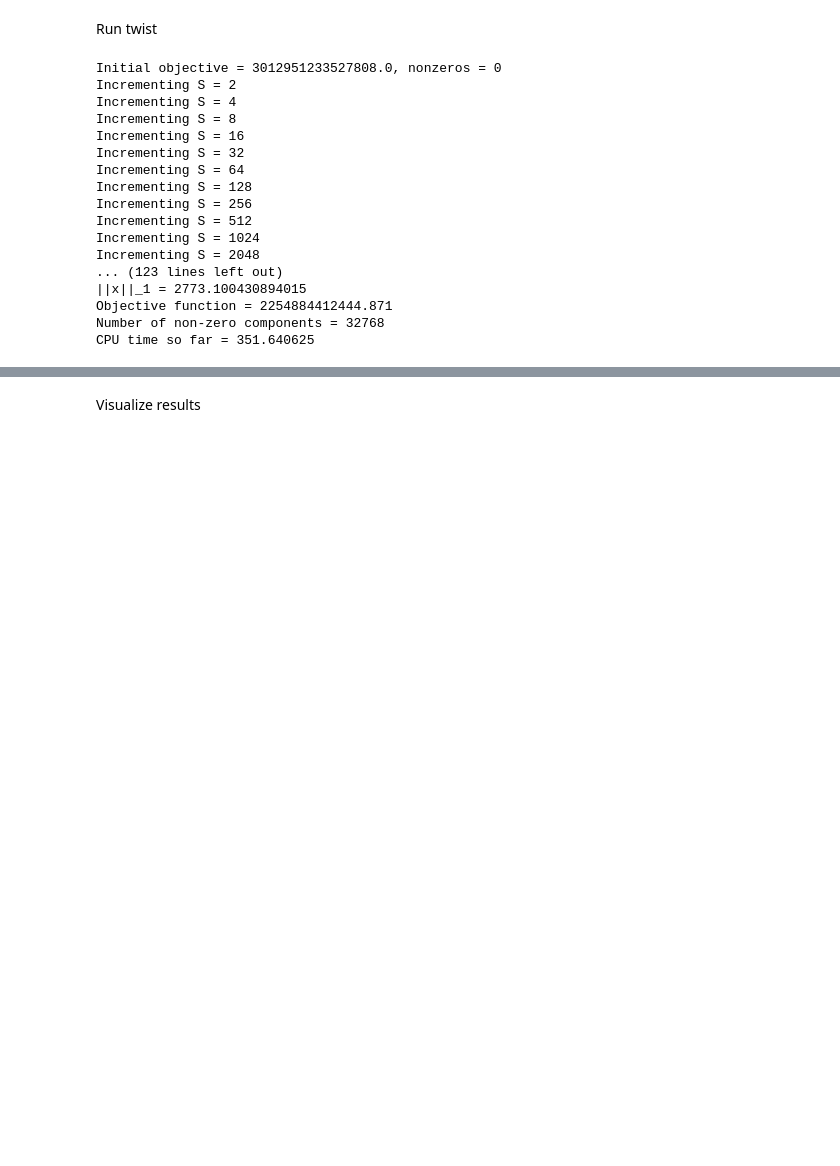
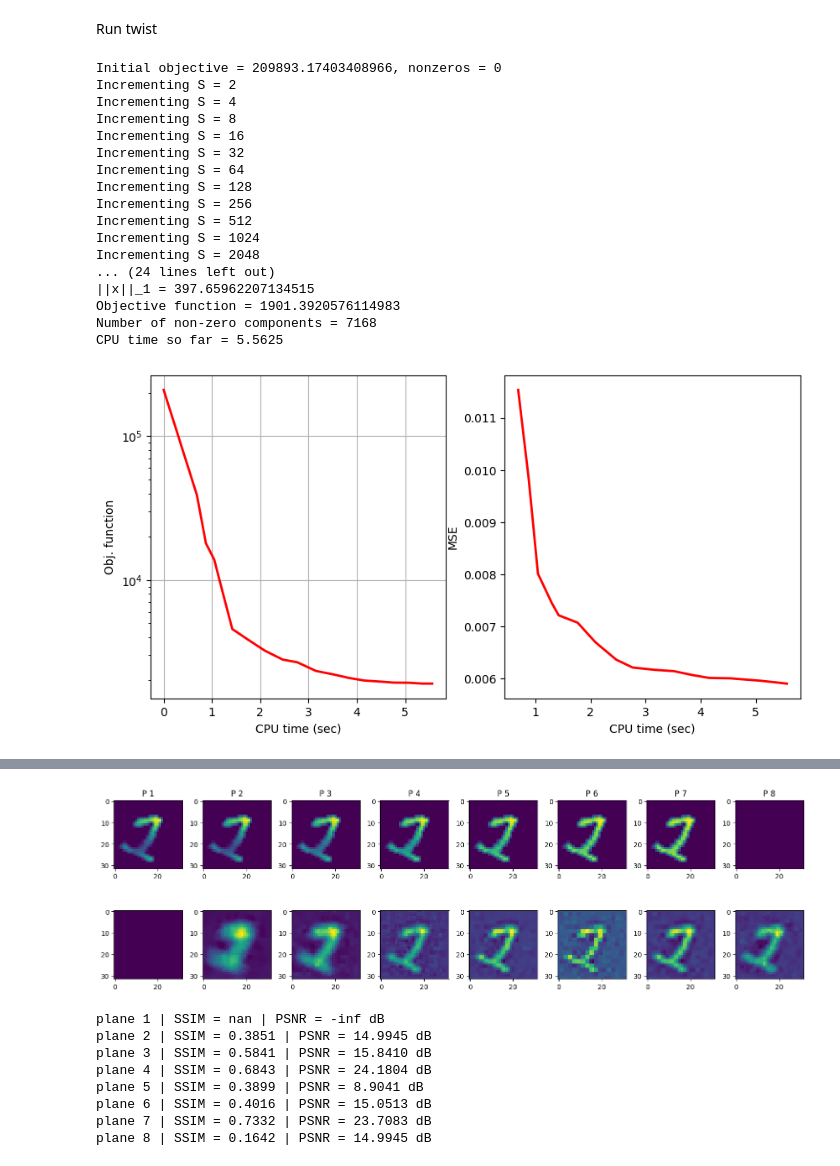
Before and after one commit to sanjith1999/FRIS, a Jupyter notebook: twist_demo.ipynb, the cells around one changed output, grey strips where cells are left out. Saved outputs shown, nothing was run; the diff lists cells and outputs as text; code cells hidden in the pictures; blank space fills up the shorter version.

```diff
--- a/twist_demo.ipynb
+++ b/twist_demo.ipynb
@@ -96,42 +70,47 @@ Run twist
 import libs.reconstruction_lib.TWIST as TWIST
 import libs.reconstruction_lib.twist_utils as utils
 
-y = y_clean
+y = y_noisy
 
 # absAty = np.abs(utils.AT(y, FM, nx, ny, nz))
 # tau = 1e-7*np.max(absAty) # Regularization parameter
-tau = 1e0 # Regularization parameter
+tau = 1e-1 # Regularization parameter
 Psi = 'TV' # denoising function ('TV', 'SOFT', 'SOFT_DWT')
 Phi = 'L1' # regularization function ('TV', 'L1', 'L1_DWT')
-lam1 = 1e-4 # twist parameter
+lam1 = 1e-1 # twist parameter
 stop_criterion = 1 # 0:non-zero components, 1:change in obj func, 2:estimate, 3:value of obj func
 tolA = 1e-3 # Stopping threshold
 init = 0 # 0:zero, 1:random, 2:Aty, 3:init_x given by user
 init_x = None # initial estimate
 
 x_twist, dummy, obj_twist, times_twist, dummy, mse_twist, dummy = TWIST.TwIST(y, FM, tau, nx, ny, nz,
                                                                                 Psi=Psi, Phi=Phi,
                                                                                 lam1=1e-4, alpha=0, beta=0,
                                                                                 stop_criterion=stop_criterion, tolA=tolA,
                                                                                 init=init, init_x=init_x,
                                                                                 enforceMonotone=1,
                                                                                 true_x=X, compute_mse=1,
                                                                                 verbose=1)
+
+utils.plot_obj_mse(obj_twist, times_twist, mse_twist, figsize=(10,5))
+
+ssim_values, psnr_values = utils.comparison2(X, x_twist, nx, ny, nz, figsize=(15, 5), planes_to_plot=range(nz))
 # %% [output]
-Initial objective = 3012951233527808.0, nonzeros = 0
+Initial objective = 209893.17403408966, nonzeros = 0
 Incrementing S = 2
 Incrementing S = 4
 Incrementing S = 8
 Incrementing S = 16
 Incrementing S = 32
 Incrementing S = 64
 Incrementing S = 128
 Incrementing S = 256
 Incrementing S = 512
 Incrementing S = 1024
 Incrementing S = 2048
-... (123 lines left out)
-||x||_1 = 2773.100430894015
-Objective function = 2254884412444.871
-Number of non-zero components = 32768
-CPU time so far = 351.640625
+... (24 lines left out)
+||x||_1 = 397.65962207134515
+Objective function = 1901.3920576114983
+Number of non-zero components = 7168
+CPU time so far = 5.5625
+[figure, added]
@@ -138,2 +119,9 @@ CPU time so far = 351.640625
+[figure, added]
+plane 1 | SSIM = nan | PSNR = -inf dB
+plane 2 | SSIM = 0.3851 | PSNR = 14.9945 dB
+plane 3 | SSIM = 0.5841 | PSNR = 15.8410 dB
+plane 4 | SSIM = 0.6843 | PSNR = 24.1804 dB
+plane 5 | SSIM = 0.3899 | PSNR = 8.9041 dB
+plane 6 | SSIM = 0.4016 | PSNR = 15.0513 dB
+plane 7 | SSIM = 0.7332 | PSNR = 23.7083 dB
+plane 8 | SSIM = 0.1642 | PSNR = 14.9945 dB
-# %% [markdown]
-Visualize results
```
Also changed, not shown: parts of 15 cells of this notebook, 6 other files.
